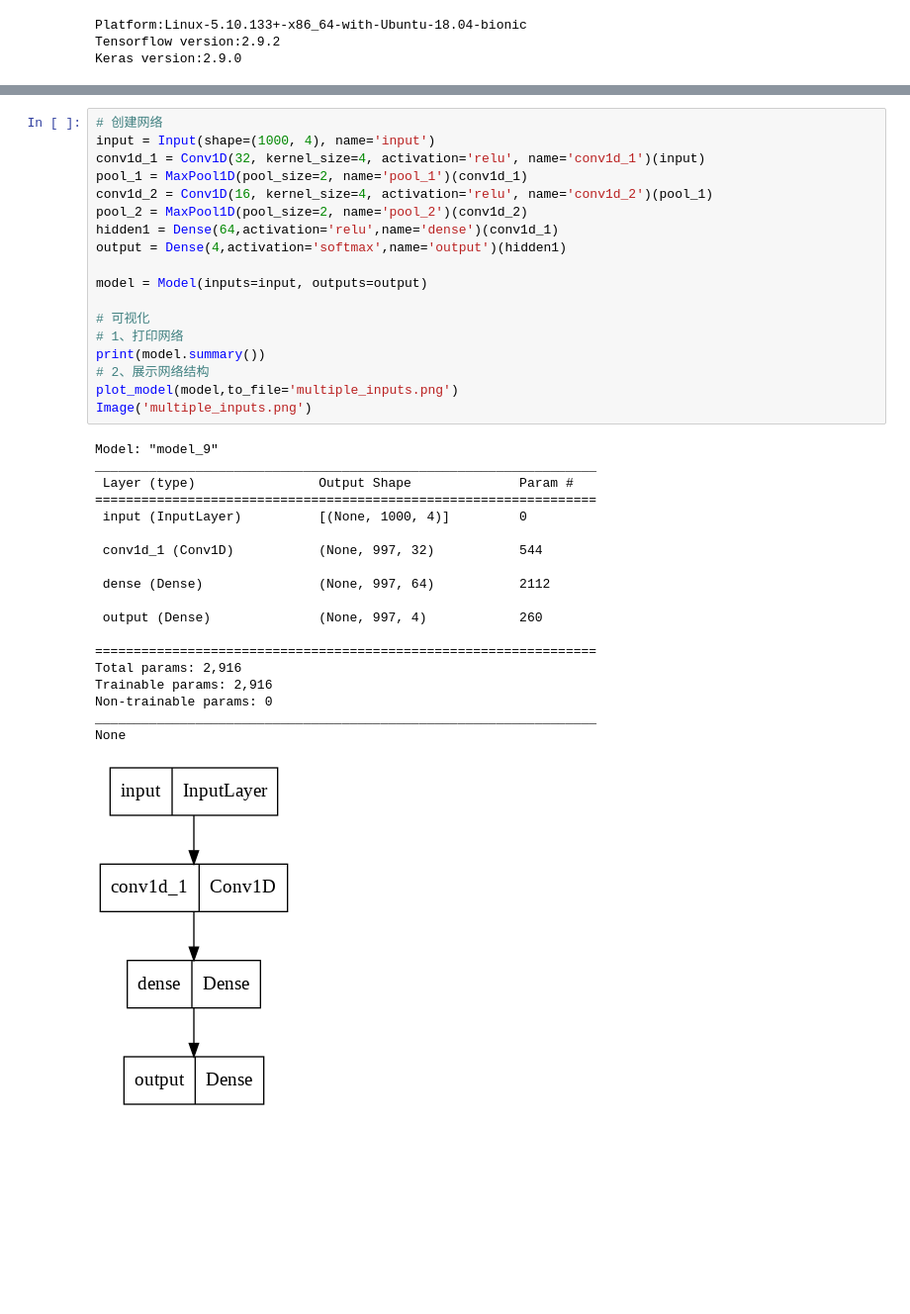
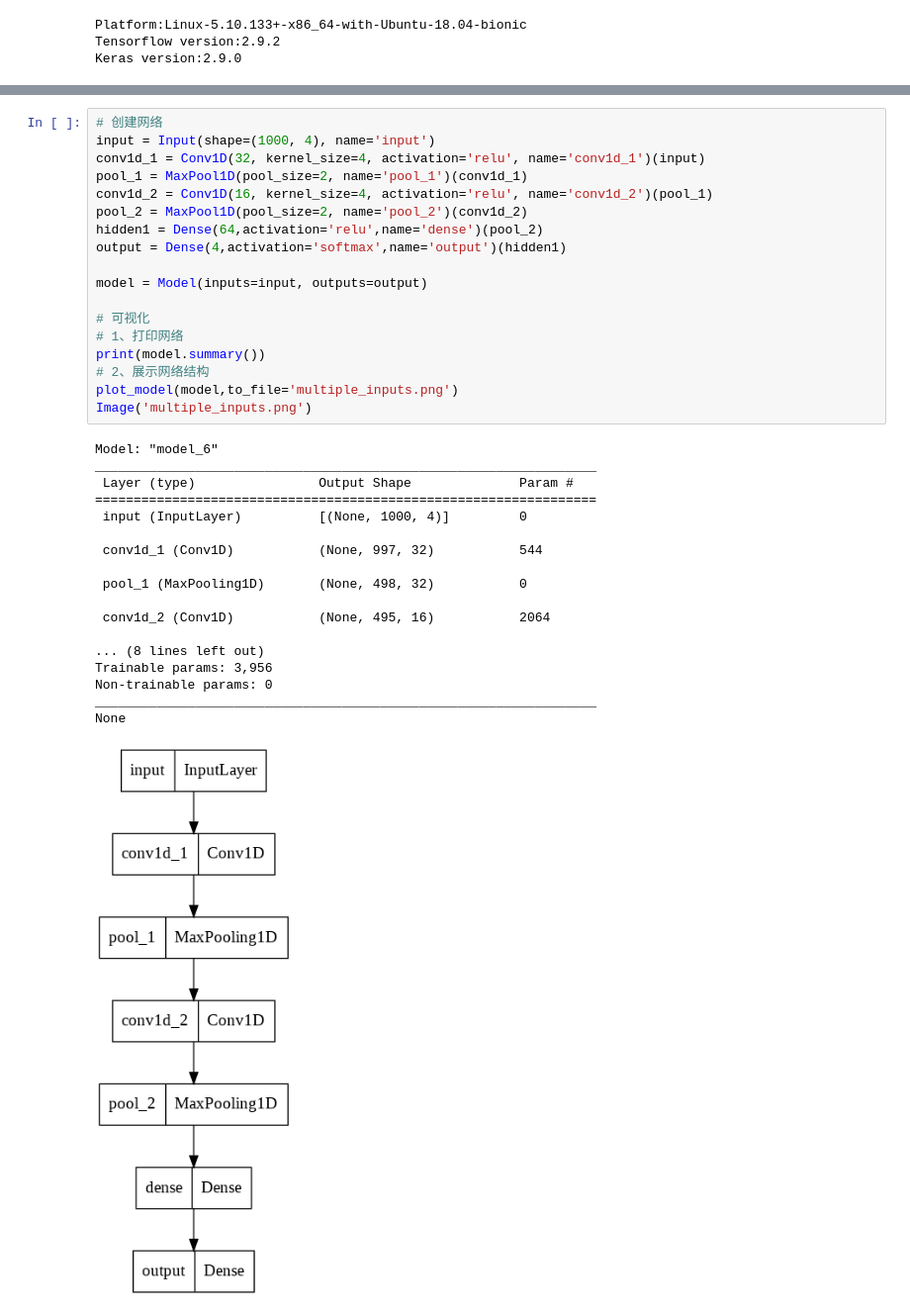
Before and after one commit to leiyi-ihb/ColabPractics, a Jupyter notebook: Bug/Dimensions01.ipynb, the cells around one changed output, grey strips where cells are left out. Shown at 99% size. Drawn from its saved outputs; the diff is of its cells as text; blank space fills up the shorter version.

```diff
--- a/Bug/Dimensions01.ipynb
+++ b/Bug/Dimensions01.ipynb
@@ -56,41 +56,40 @@ print(x_train[0:1, 0:2])
 # %%
 # 创建网络
 input = Input(shape=(1000, 4), name='input')
 conv1d_1 = Conv1D(32, kernel_size=4, activation='relu', name='conv1d_1')(input)
 pool_1 = MaxPool1D(pool_size=2, name='pool_1')(conv1d_1)
 conv1d_2 = Conv1D(16, kernel_size=4, activation='relu', name='conv1d_2')(pool_1)
 pool_2 = MaxPool1D(pool_size=2, name='pool_2')(conv1d_2)
-hidden1 = Dense(64,activation='relu',name='dense')(conv1d_1)
+hidden1 = Dense(64,activation='relu',name='dense')(pool_2)
 output = Dense(4,activation='softmax',name='output')(hidden1)
 
 model = Model(inputs=input, outputs=output)
 
 # 可视化
 # 1、打印网络
 print(model.summary())
 # 2、展示网络结构
 plot_model(model,to_file='multiple_inputs.png')
 Image('multiple_inputs.png')
 # %% [output]
-Model: "model_9"
+Model: "model_6"
 _________________________________________________________________
  Layer (type)                Output Shape              Param #
 =================================================================
  input (InputLayer)          [(None, 1000, 4)]         0
 
  conv1d_1 (Conv1D)           (None, 997, 32)           544
 
- dense (Dense)               (None, 997, 64)           2112
+ pool_1 (MaxPooling1D)       (None, 498, 32)           0
 
- output (Dense)              (None, 997, 4)            260
+ conv1d_2 (Conv1D)           (None, 495, 16)           2064
 
-=================================================================
-Total params: 2,916
-Trainable params: 2,916
+... (8 lines left out)
+Trainable params: 3,956
 Non-trainable params: 0
 _________________________________________________________________
 None
-[figure, old version]
+[figure, new version]
 # %%
 model.compile(optimizer='adam', metrics='acc', loss='mse')
 model.fit(x_train, y_train, epochs=10, batch_size=4)
```
Also changed, not shown: parts of 6 cells of this notebook.
